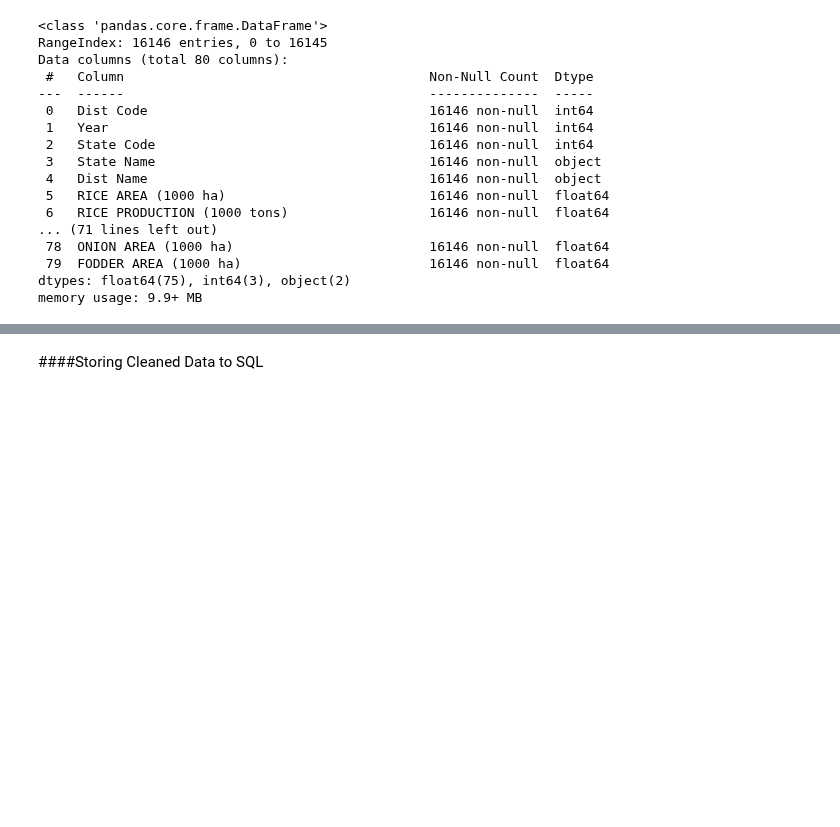
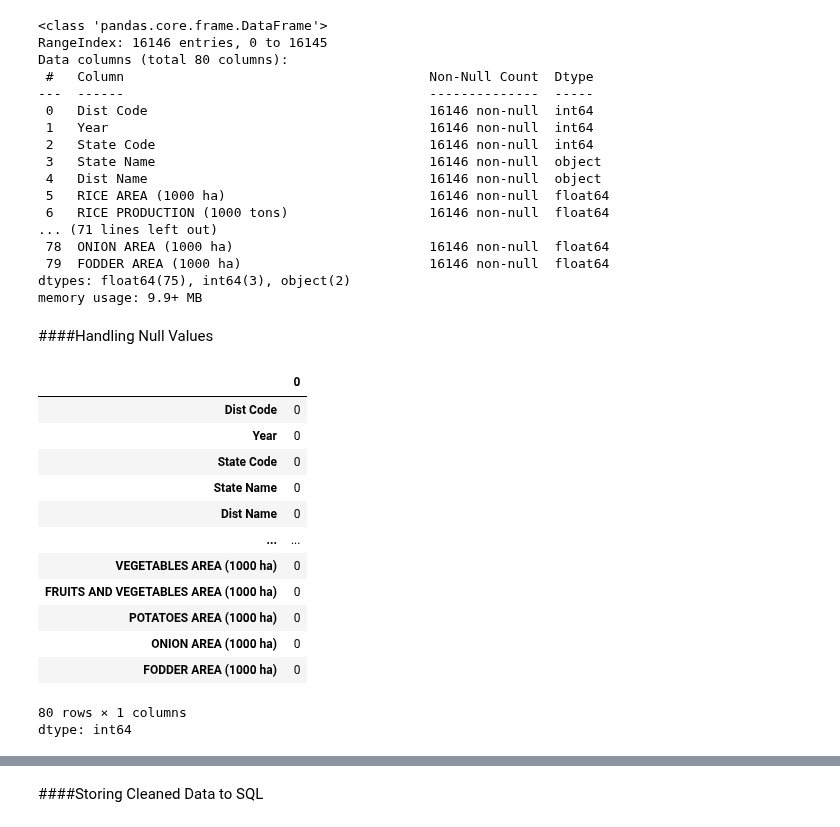
Before and after one commit to Infant-Joshva/Data-Science-learning-path, a Jupyter notebook: Mini_Project_2(AgriData_Explorer)Git/Mini_Project_2(AgriData_Explorer).ipynb, the cells around one changed output, grey strips where cells are left out. Cells and saved outputs as stored; diff of their text form; code cells hidden in the pictures; blank space fills up the shorter version.

```diff
--- a/Mini_Project_2(AgriData_Explorer)Git/Mini_Project_2(AgriData_Explorer).ipynb
+++ b/Mini_Project_2(AgriData_Explorer)Git/Mini_Project_2(AgriData_Explorer).ipynb
@@ -62,3 +62,22 @@ Data columns (total 80 columns):
  79  FODDER AREA (1000 ha)                        16146 non-null  float64
 dtypes: float64(75), int64(3), object(2)
 memory usage: 9.9+ MB
+# %% [markdown]
+####Handling Null Values
+# %%
+agri_df.isnull().sum()
+# %% [output]
+|  | 0 |
+| Dist Code | 0 |
+| Year | 0 |
+| State Code | 0 |
+| State Name | 0 |
+| Dist Name | 0 |
+| ... | ... |
+| VEGETABLES AREA (1000 ha) | 0 |
+| FRUITS AND VEGETABLES AREA (1000 ha) | 0 |
+| POTATOES AREA (1000 ha) | 0 |
+| ONION AREA (1000 ha) | 0 |
+| FODDER AREA (1000 ha) | 0 |
+80 rows × 1 columns
+dtype: int64
```
Also changed, not shown: parts of 2 cells of this notebook.
